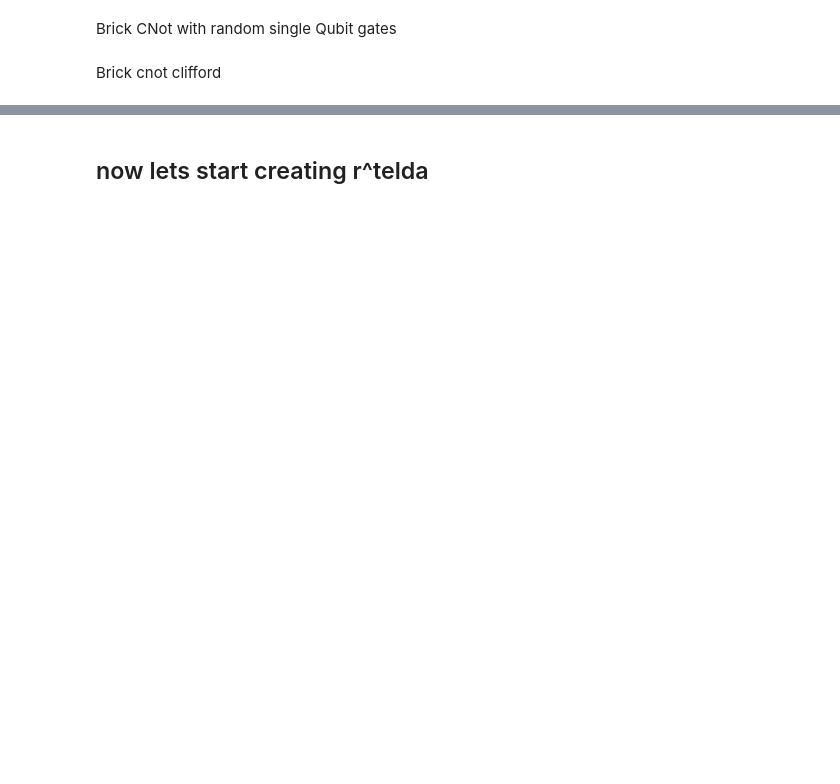
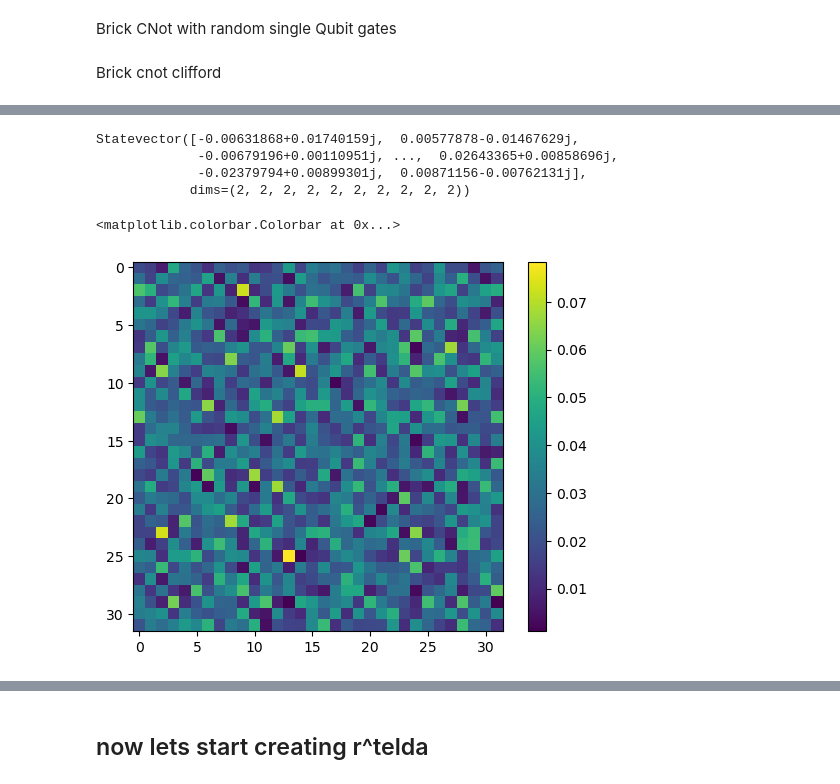
Before and after one commit to 111asim/randoms, a Jupyter notebook: T-Design.ipynb, the cells around one changed output, grey strips where cells are left out. Saved outputs shown, nothing was run; the diff lists cells and outputs as text; code cells hidden in the pictures; blank space fills up the shorter version.

```diff
--- a/T-Design.ipynb
+++ b/T-Design.ipynb
@@ -14,7 +15,14 @@ import math
 # %% [markdown]
 Brick cnot clifford
 # %%
-
+def initialize_zero(q,n):
+    for i in range(n):
+        q.initialize([1,0],i)
+    return(q)
+def initialize_R_product_state(q,n):
+    for i in range(n):
+        q.initialize(random_statevector(2).data,i)
+    return(q)
 def random_clifford(n,qc):
     qubits_list=list(range(n))
     for i in range(500):
@@ -106,0 +76,12 @@ q_5: ┤ Initialize(1,0) ├───────┼─────────
+# %%
+n=10
+qc=QuantumCircuit(n)
+##initialization
+qc=initialize_R_product_state(qc,n)
+# qc=initialize_zero(qc,n)
+qc=random_clifford(n,qc)
+# layer of T gate
+# for i in range(n):
+#     qc.t(i)
+# qc=random_clifford(n,qc)
+qc.draw()
@@ -135,0 +189,20 @@ density matrix= DensityMatrix([[ 0.00666839-1.30104261e-18j, -0.00276214-6.50521
+# %%
+
+simulator = Aer.get_backend('statevector_simulator')
+job = execute(qc, simulator)
+result = job.result()
+statevector = result.get_statevector(qc)
+print(statevector)
+# Create and display the color map
+num_states =2** int(qc.num_qubits/2)
+wavefunction_matrix = np.reshape(statevector, (num_states, num_states))
+plt.imshow(np.abs(wavefunction_matrix), cmap='viridis', interpolation='nearest')
+plt.colorbar()
+# plt.show()
+# %% [output]
+Statevector([-0.00631868+0.01740159j,  0.00577878-0.01467629j,
+             -0.00679196+0.00110951j, ...,  0.02643365+0.00858696j,
+             -0.02379794+0.00899301j,  0.00871156-0.00762131j],
+            dims=(2, 2, 2, 2, 2, 2, 2, 2, 2, 2))
+<matplotlib.colorbar.Colorbar at 0x...>
+[figure, added]
```
Also changed, not shown: parts of 10 cells of this notebook, 1 other file.
